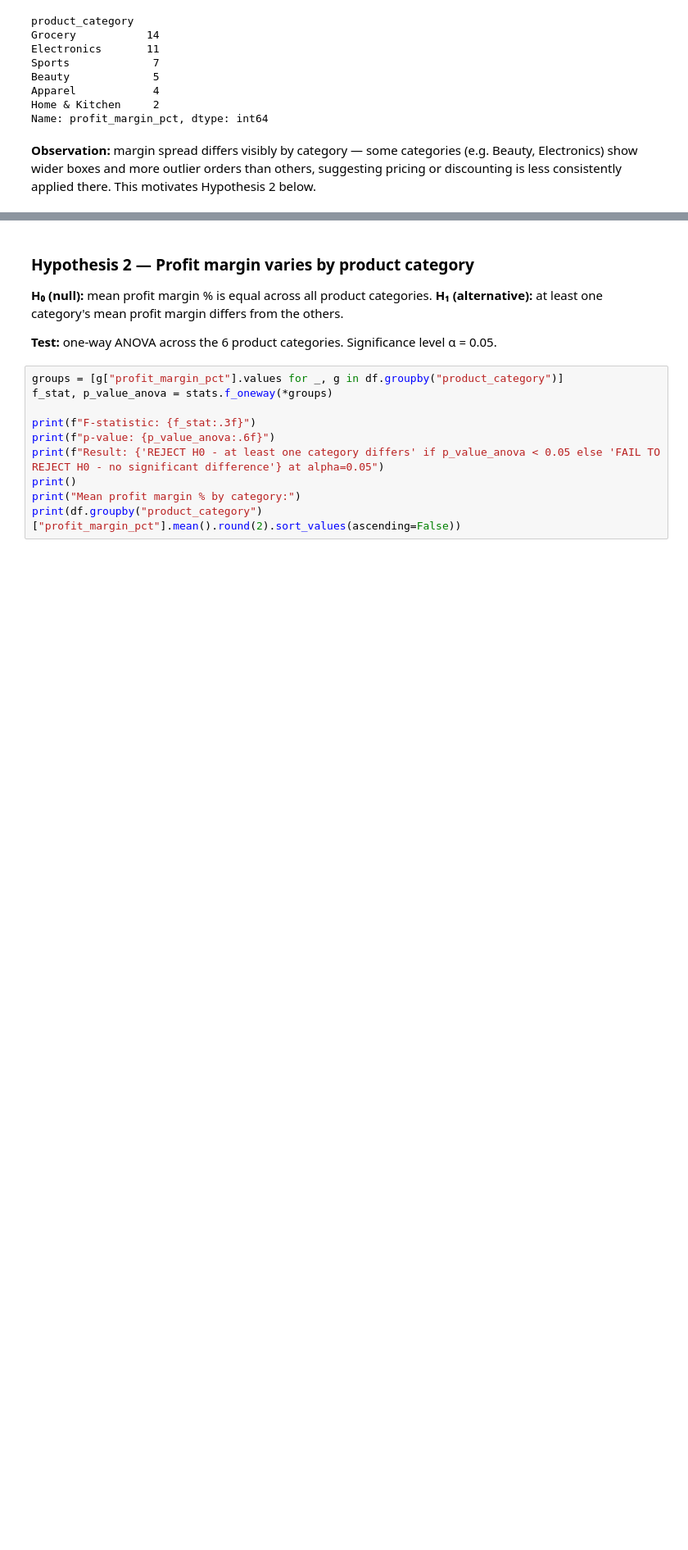
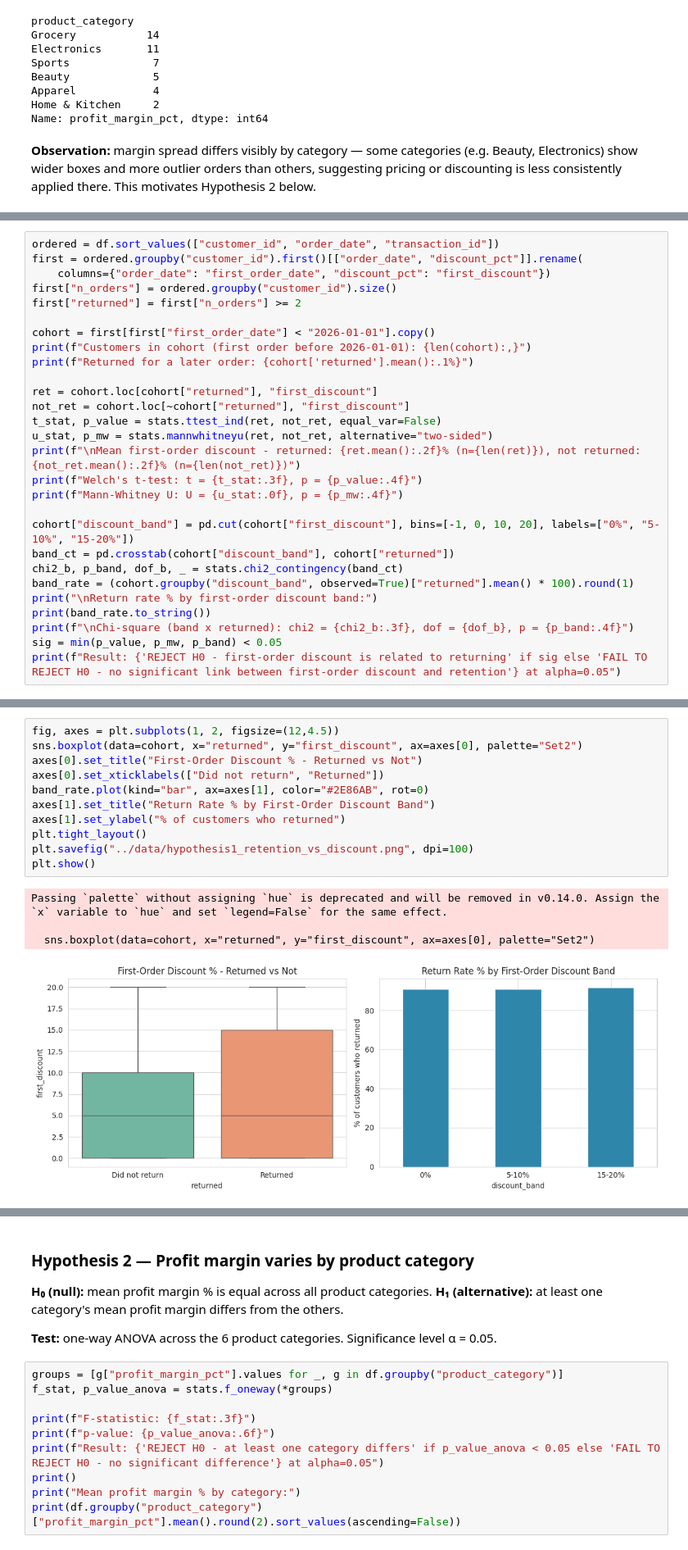
Before and after one commit to SanikaDighe011/eda-statistical-insights, a Jupyter notebook: notebooks/EDA_Statistical_Insights.ipynb, the cells around one changed output, grey strips where cells are left out. Shown at 82% size. Cells and saved outputs as stored; diff of their text form; blank space fills up the shorter version.

```diff
--- a/notebooks/EDA_Statistical_Insights.ipynb
+++ b/notebooks/EDA_Statistical_Insights.ipynb
@@ -293,0 +331,28 @@ loyal customers."
+# %%
+ordered = df.sort_values(["customer_id", "order_date", "transaction_id"])
+first = ordered.groupby("customer_id").first()[["order_date", "discount_pct"]].rename(
+    columns={"order_date": "first_order_date", "discount_pct": "first_discount"})
+first["n_orders"] = ordered.groupby("customer_id").size()
+first["returned"] = first["n_orders"] >= 2
+
+cohort = first[first["first_order_date"] < "2026-01-01"].copy()
+print(f"Customers in cohort (first order before 2026-01-01): {len(cohort):,}")
+print(f"Returned for a later order: {cohort['returned'].mean():.1%}")
+
+ret = cohort.loc[cohort["returned"], "first_discount"]
+not_ret = cohort.loc[~cohort["returned"], "first_discount"]
+t_stat, p_value = stats.ttest_ind(ret, not_ret, equal_var=False)
+u_stat, p_mw = stats.mannwhitneyu(ret, not_ret, alternative="two-sided")
+print(f"\nMean first-order discount - returned: {ret.mean():.2f}% (n={len(ret)}), not returned: {not_ret.mean():.2f}% (n={len(not_ret)})")
+print(f"Welch's t-test: t = {t_stat:.3f}, p = {p_value:.4f}")
+print(f"Mann-Whitney U: U = {u_stat:.0f}, p = {p_mw:.4f}")
+
+cohort["discount_band"] = pd.cut(cohort["first_discount"], bins=[-1, 0, 10, 20], labels=["0%", "5-10%", "15-20%"])
+band_ct = pd.crosstab(cohort["discount_band"], cohort["returned"])
+chi2_b, p_band, dof_b, _ = stats.chi2_contingency(band_ct)
+band_rate = (cohort.groupby("discount_band", observed=True)["returned"].mean() * 100).round(1)
+print("\nReturn rate % by first-order discount band:")
+print(band_rate.to_string())
+print(f"\nChi-square (band x returned): chi2 = {chi2_b:.3f}, dof = {dof_b}, p = {p_band:.4f}")
+sig = min(p_value, p_mw, p_band) < 0.05
+print(f"Result: {'REJECT H0 - first-order discount is related to returning' if sig else 'FAIL TO REJECT H0 - no significant link between first-order discount and retention'} at alpha=0.05")
@@ -293,0 +375,16 @@ loyal customers."
+# %%
+fig, axes = plt.subplots(1, 2, figsize=(12,4.5))
+sns.boxplot(data=cohort, x="returned", y="first_discount", ax=axes[0], palette="Set2")
+axes[0].set_title("First-Order Discount % - Returned vs Not")
+axes[0].set_xticklabels(["Did not return", "Returned"])
+band_rate.plot(kind="bar", ax=axes[1], color="#2E86AB", rot=0)
+axes[1].set_title("Return Rate % by First-Order Discount Band")
+axes[1].set_ylabel("% of customers who returned")
+plt.tight_layout()
+plt.savefig("../data/hypothesis1_retention_vs_discount.png", dpi=100)
+plt.show()
+# %% [output]
+Passing `palette` without assigning `hue` is deprecated and will be removed in v0.14.0. Assign the `x` variable to `hue` and set `legend=False` for the same effect.
+
+  sns.boxplot(data=cohort, x="returned", y="first_discount", ax=axes[0], palette="Set2")
+[figure, added]
```
Also changed, not shown: parts of 13 cells of this notebook, 4 other files.
